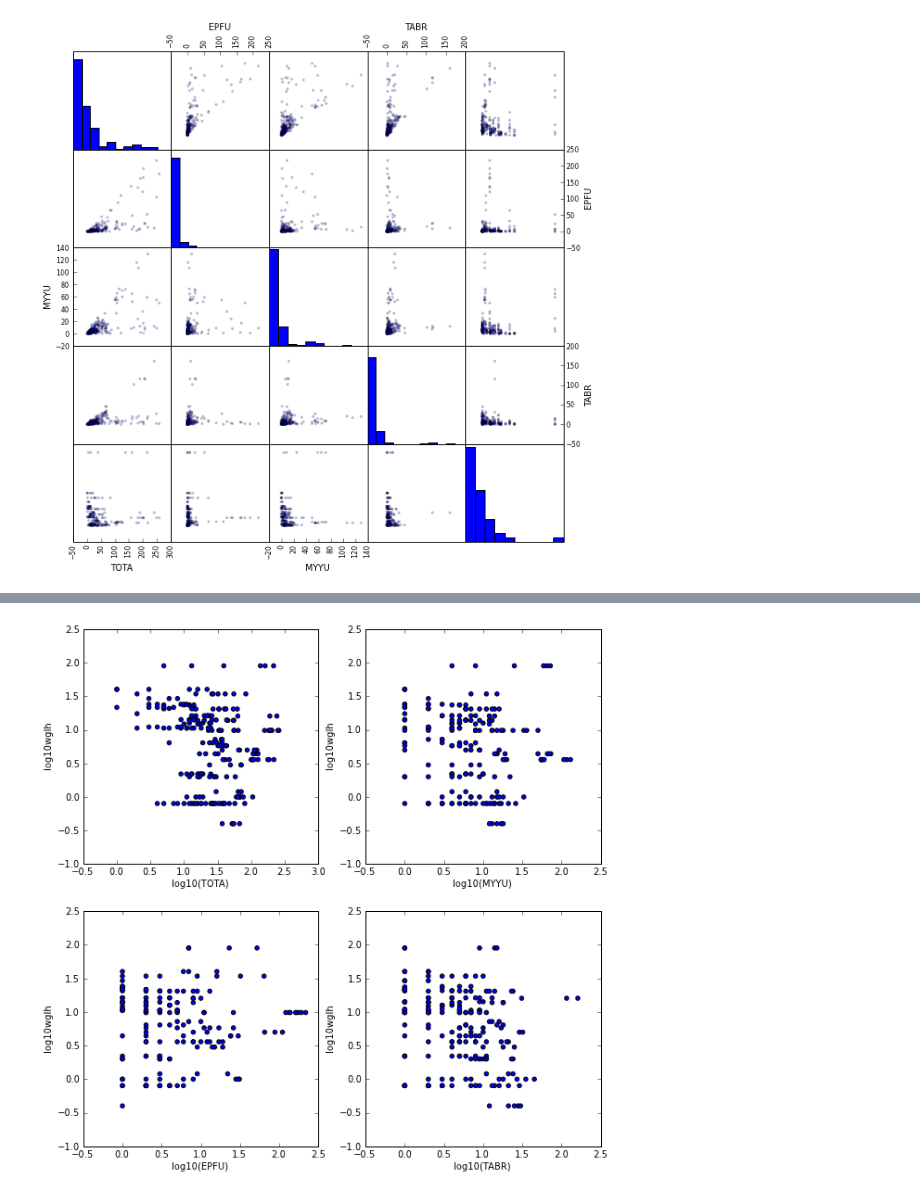
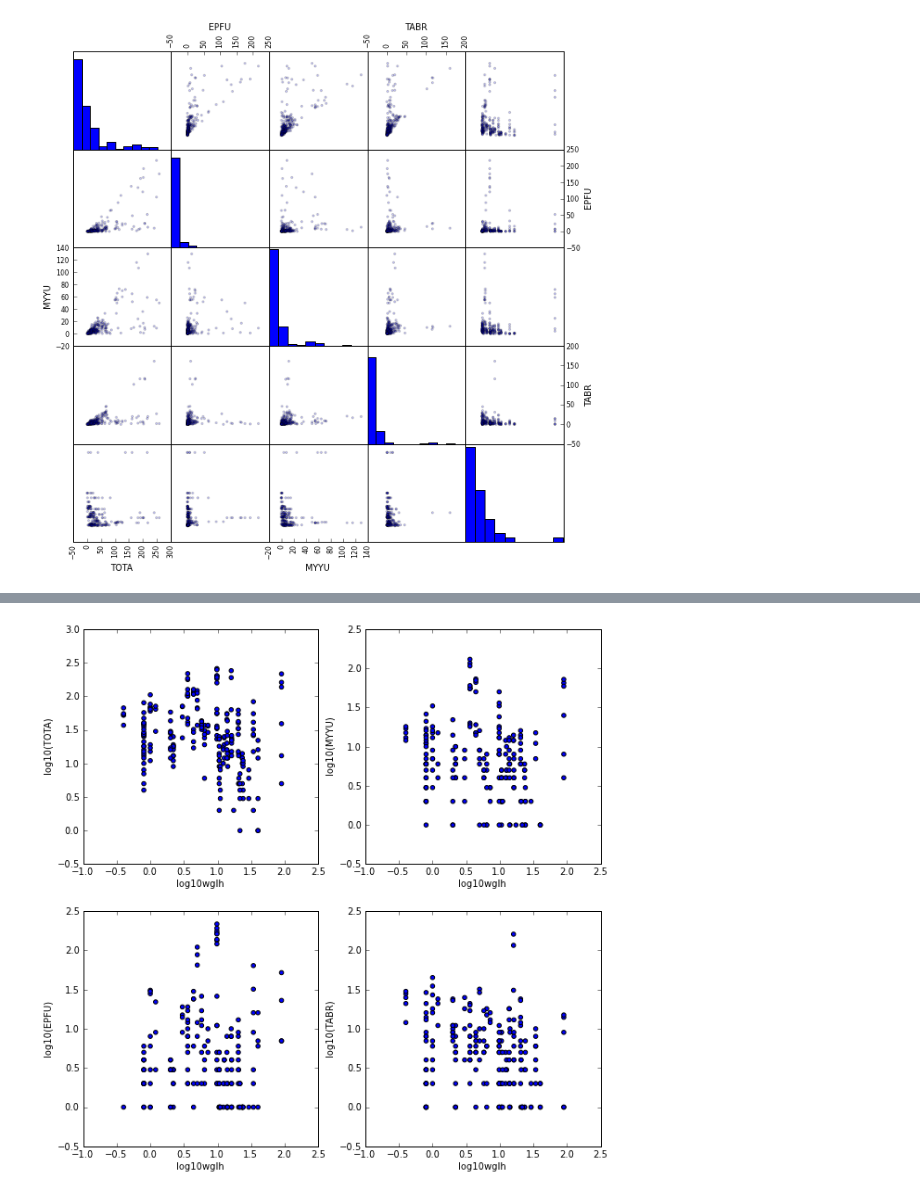
Before and after one commit to cellardoor428/batvine, a Jupyter notebook: src/2011_data_explore.ipynb, the cells around one changed output, grey strips where cells are left out. Drawn from its saved outputs; the diff is of its cells as text; code cells hidden in the pictures.

```diff
--- a/src/2011_data_explore.ipynb
+++ b/src/2011_data_explore.ipynb
@@ -72,34 +88,34 @@ plt.savefig('../results/scatter_matrix_site_2011.png')
 # %%
 # make box plots of the total nightly activiy, and for MYYU, TABR, and EPFU and the pest densities
 # Define the table columns
 TOTA = dtable['TOTA']
 MYYU = dtable['MYYU']
 EPFU = dtable['EPFU']
 TABR = dtable['TABR']
-wglh = dtable['wglh']
+
 
 fig, ((ax1, ax2), (ax3, ax4)) = plt.subplots(2,2)
-ax1.scatter(np.log10(TOTA), np.log10(wglh))
-ax2.scatter(np.log10(MYYU), np.log10(wglh))
-ax3.scatter(np.log10(EPFU), np.log10(wglh))
-ax4.scatter(np.log10(TABR), np.log10(wglh))
+ax1.scatter(np.log10(wglh), np.log10(TOTA))
+ax2.scatter(np.log10(wglh), np.log10(MYYU))
+ax3.scatter(np.log10(wglh), np.log10(EPFU))
+ax4.scatter(np.log10(wglh), np.log10(TABR))
 
 # Set x and y axis labels
-ax1.set_ylabel('log10wglh')
-ax2.set_ylabel('log10wglh')
-ax3.set_ylabel('log10wglh')
-ax4.set_ylabel('log10wglh')
+ax1.set_xlabel('log10wglh')
+ax2.set_xlabel('log10wglh')
+ax3.set_xlabel('log10wglh')
+ax4.set_xlabel('log10wglh')
 
-ax1.set_xlabel('log10(TOTA)')
-ax2.set_xlabel('log10(MYYU)')
-ax3.set_xlabel('log10(EPFU)')
-ax4.set_xlabel('log10(TABR)')
+ax1.set_ylabel('log10(TOTA)')
+ax2.set_ylabel('log10(MYYU)')
+ax3.set_ylabel('log10(EPFU)')
+ax4.set_ylabel('log10(TABR)')
 
 
 # Make it bigger
 fig.set_size_inches(10,10)
 
 # Save the figure
 fig.savefig('../results/activity_v_wglh_scatter.png')
 # %% [output]
-[figure, old version]
+[figure, new version]
```
Also changed, not shown: parts of 6 cells of this notebook, 54 other files.
